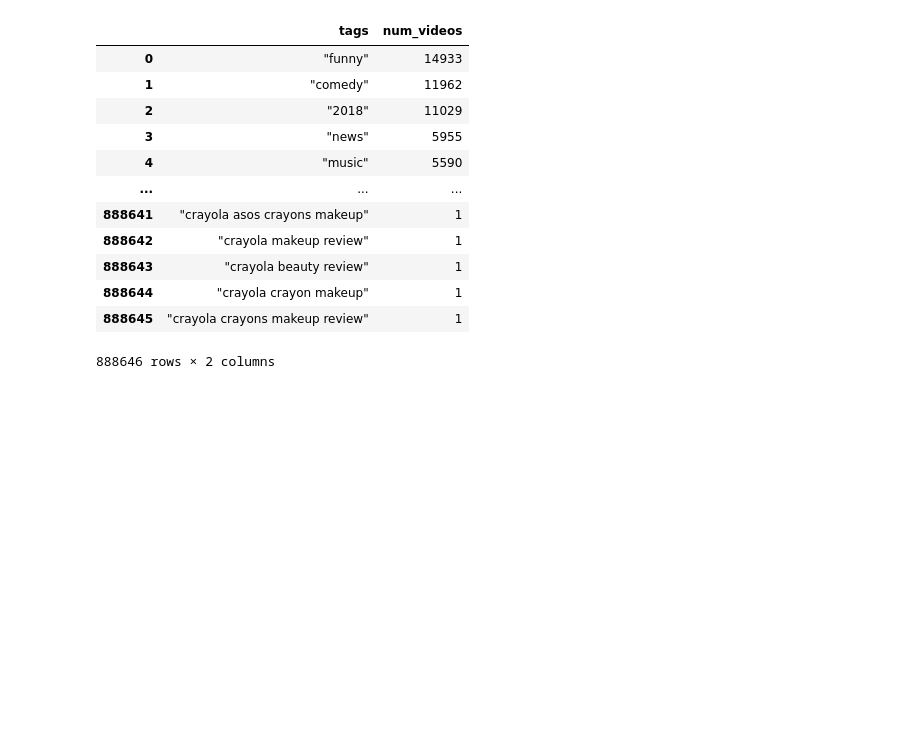
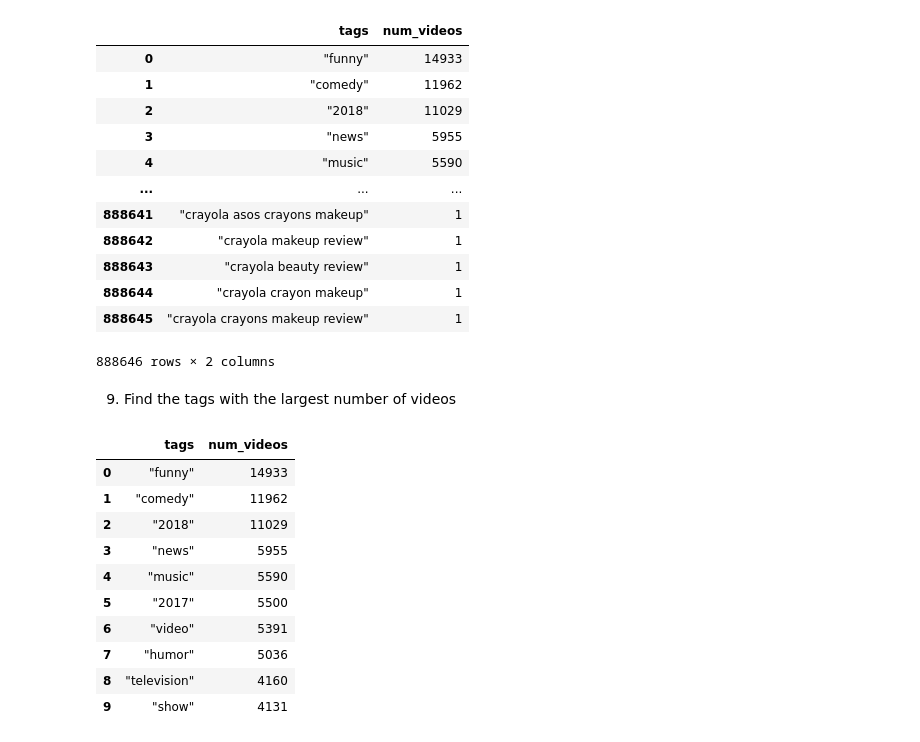
Before and after one commit to gbaldassarri1-gif/FCSexam, a Jupyter notebook: projectGB.ipynb, the cells around one changed output. Saved outputs shown, nothing was run; the diff lists cells and outputs as text; code cells hidden in the pictures; blank space fills up the shorter version.

```diff
--- a/projectGB.ipynb
+++ b/projectGB.ipynb
@@ -227,7 +230,7 @@ youtubedf.loc[:,'like_ratio'] = youtubedf.apply(
 # %% [markdown]
 6. Cluster the publish time into 10-minute intervals (e.g. from 02:20 to 02:30)
 # %%
-youtubedf.loc[:,'publish_time'] = pd.to_datetime(
+youtubedf['publish_time'] = pd.to_datetime(
     youtubedf['publish_time'], format = '%Y-%m-%dT%H:%M:%S.%fZ', utc=True)
 # %%
 cluster = ((youtubedf['publish_time'].dt.hour * 60 + youtubedf['publish_time'].dt.minute)//10)
@@ -342,3 +323,21 @@ tag_counts_df
 | 888644 | "crayola crayon makeup" | 1 |
 | 888645 | "crayola crayons makeup review" | 1 |
 888646 rows × 2 columns
+# %% [markdown]
+9. Find the tags with the largest number of videos
+# %%
+top_tags = tag_counts_df.sort_values(by='num_videos', ascending=False)
+# %%
+top_tags.head(10)
+# %% [output]
+|  | tags | num_videos |
+| 0 | "funny" | 14933 |
+| 1 | "comedy" | 11962 |
+| 2 | "2018" | 11029 |
+| 3 | "news" | 5955 |
+| 4 | "music" | 5590 |
+| 5 | "2017" | 5500 |
+| 6 | "video" | 5391 |
+| 7 | "humor" | 5036 |
+| 8 | "television" | 4160 |
+| 9 | "show" | 4131 |
```
Also changed, not shown: parts of 37 cells of this notebook.
